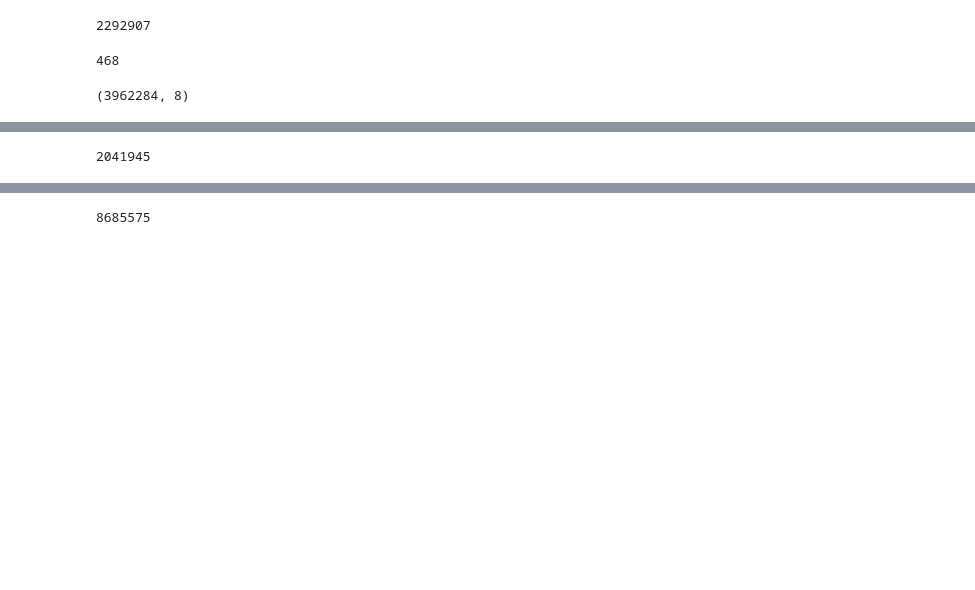
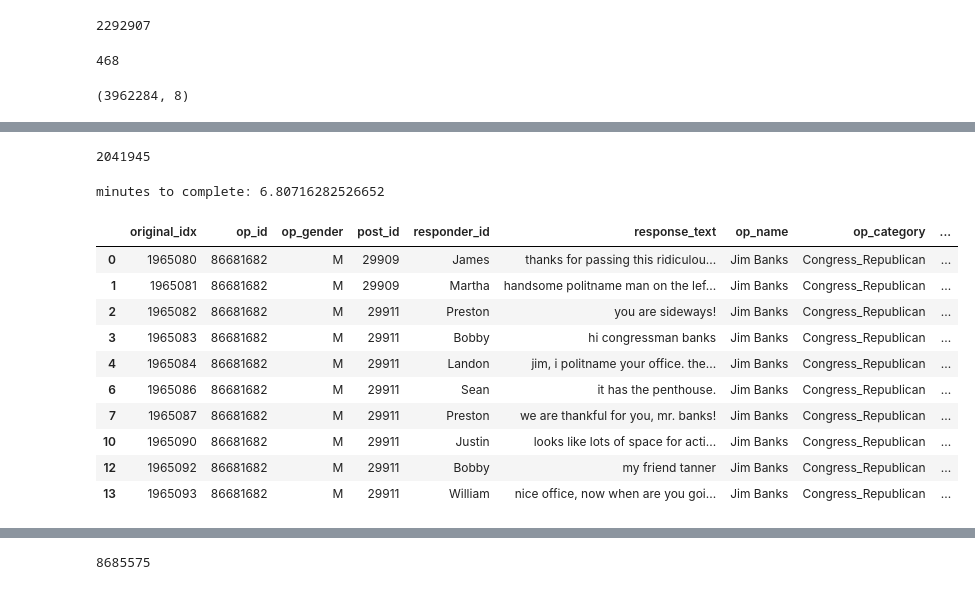
Before and after one commit to emrapport/w266-final-project, a Jupyter notebook: modeling/no_polit_names.ipynb, the cells around one changed output, grey strips where cells are left out. Saved outputs shown, nothing was run; the diff lists cells and outputs as text; code cells hidden in the pictures; blank space fills up the shorter version.

```diff
--- a/modeling/no_polit_names.ipynb
+++ b/modeling/no_polit_names.ipynb
@@ -94,7 +94,7 @@ polit_names_list = [name for names in full_names_list for name in names.split()]
 new_list = []
 for name in polit_names_list:
     if name not in new_list:
-        new_list.append(name)
+        new_list.append(name.lower())
 polit_names_list = new_list
 # %%
 len(polit_names_list)
@@ -141,7 +152,27 @@ new_train_df.head(20)
+# %%
+# Remove 1 and 2 word responses from dev set.
+# Split response string by spaces.
+dev_df['split_response'] = dev_df['response_text'].str.split()
+# Remove the rows wtih split responses that have length 1 or 2.
+dev_df = dev_df[dev_df['split_response'].str.len() > 2]
+len(dev_df)
+# %% [output]
+2041945
 # %%
-# start_time = time.time()
-# for name in polit_names_list:
-#     name = name.lower()
-#     dev_df['response_text'] = dev_df['response_text'].str.replace(name, 'PolitName')
-#     print("replaced:",name)
-# print("minutes to complete:",(time.time()-start_time)/60)
+start_time = time.time()
+dev_df['response_text'] = dev_df['response_text'].astype(str).apply(replace_polit_names,args=(polit_names_list,))
+print("minutes to complete:",(time.time()-start_time)/60)
+dev_df.head(10)
+# %% [output]
+minutes to complete: 6.80716282526652
+|  | original_idx | op_id | op_gender | post_id | responder_id | response_text | op_name | op_category | ... |
+| 0 | 1965080 | 86681682 | M | 29909 | James | thanks for passing this ridiculou... | Jim Banks | Congress_Republican | ... |
+| 1 | 1965081 | 86681682 | M | 29909 | Martha | handsome politname man on the lef... | Jim Banks | Congress_Republican | ... |
+| 2 | 1965082 | 86681682 | M | 29911 | Preston | you are sideways! | Jim Banks | Congress_Republican | ... |
+| 3 | 1965083 | 86681682 | M | 29911 | Bobby | hi congressman banks | Jim Banks | Congress_Republican | ... |
+| 4 | 1965084 | 86681682 | M | 29911 | Landon | jim, i politname your office. the... | Jim Banks | Congress_Republican | ... |
+| 6 | 1965086 | 86681682 | M | 29911 | Sean | it has the penthouse. | Jim Banks | Congress_Republican | ... |
+| 7 | 1965087 | 86681682 | M | 29911 | Preston | we are thankful for you, mr. banks! | Jim Banks | Congress_Republican | ... |
+| 10 | 1965090 | 86681682 | M | 29911 | Justin | looks like lots of space for acti... | Jim Banks | Congress_Republican | ... |
+| 12 | 1965092 | 86681682 | M | 29911 | Bobby | my friend tanner | Jim Banks | Congress_Republican | ... |
+| 13 | 1965093 | 86681682 | M | 29911 | William | nice office, now when are you goi... | Jim Banks | Congress_Republican | ... |
@@ -160,9 +178,0 @@ new_train_df.head(20)
-# %%
-# Remove 1 and 2 word responses from dev set.
-# Split response string by spaces.
-dev_df['split_response'] = dev_df['response_text'].str.split()
-# Remove the split responses that have length 1 or 2.
-dev_df = dev_df[dev_df['split_response'].str.len() > 2]
-len(dev_df)
-# %% [output]
-2041945
```
Also changed, not shown: parts of 26 cells of this notebook.
